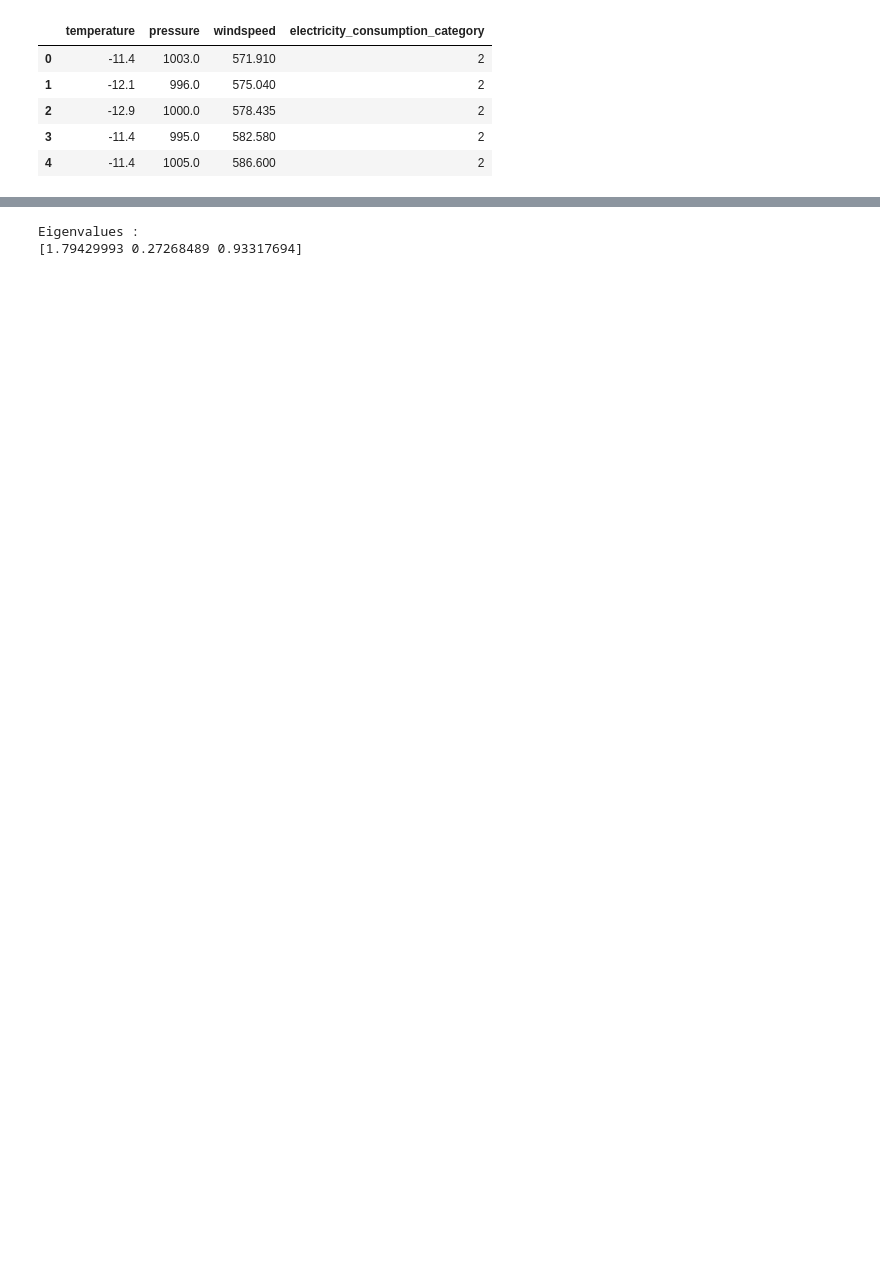
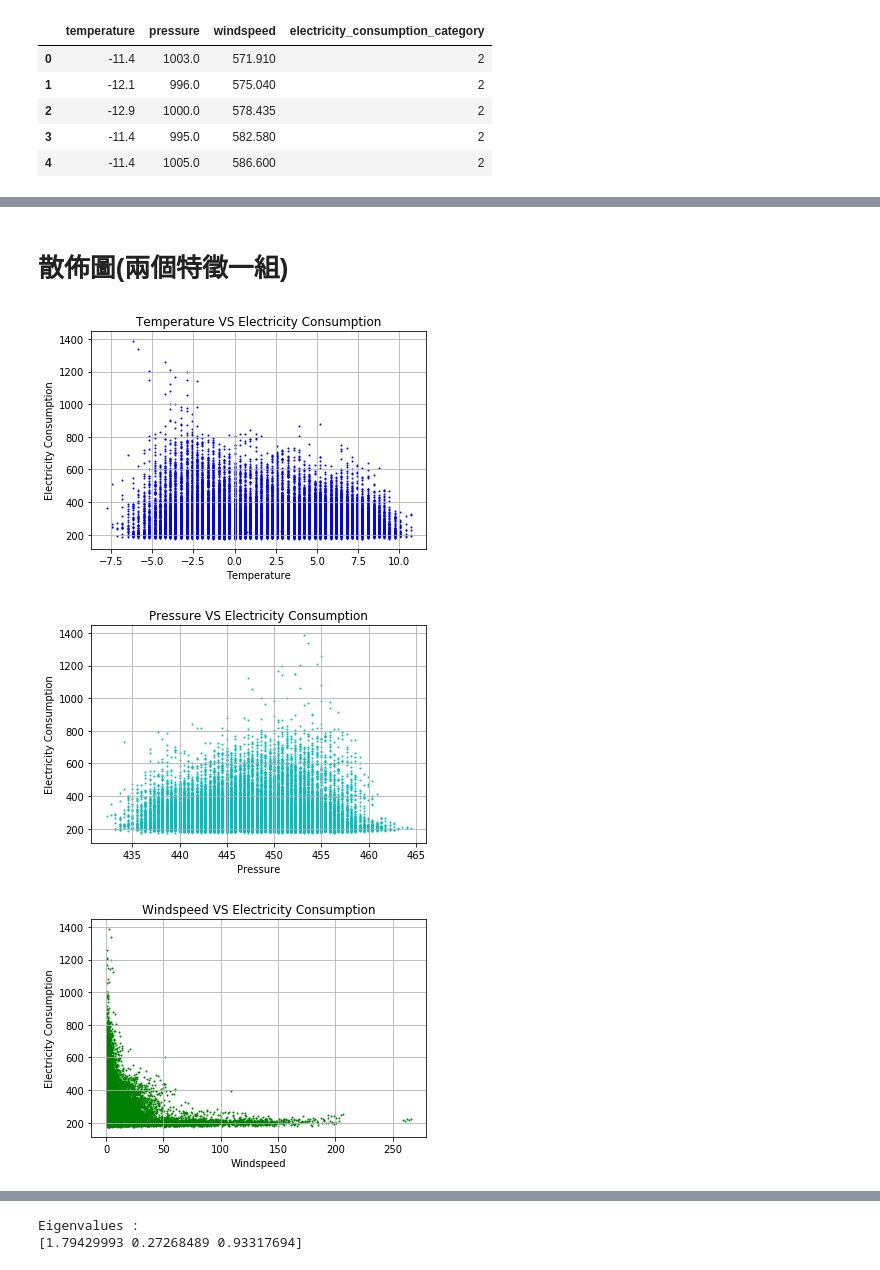
Before and after one commit to jennychiou/Class_RA, a Jupyter notebook: HW/7107029022_1023_RAhomework.ipynb, the cells around one changed output, grey strips where cells are left out. Drawn from its saved outputs; the diff is of its cells as text; code cells hidden in the pictures; blank space fills up the shorter version.

```diff
--- a/HW/7107029022_1023_RAhomework.ipynb
+++ b/HW/7107029022_1023_RAhomework.ipynb
@@ -37,3 +52,31 @@ df.head()
+# %% [markdown]
+# 散佈圖(兩個特徵一組)
+# %%
+# 溫度、氣壓、風速分別和用電量關係之散佈圖
+data['temperature'] = data['temperature'].apply(lambda x:0.453592*x)
+data.plot.scatter(x='temperature', y='electricity_consumption',s=1,c='b')
+plt.title('Temperature VS Electricity Consumption')
+plt.xlabel('Temperature')
+plt.ylabel('Electricity Consumption')
+plt.grid(True)
+
+data['pressure'] = data['pressure'].apply(lambda x:0.453592*x)
+data.plot.scatter(x='pressure', y='electricity_consumption',s=1,c='c')
+plt.title('Pressure VS Electricity Consumption')
+plt.xlabel('Pressure')
+plt.ylabel('Electricity Consumption')
+plt.grid(True)
+
+data['windspeed'] = data['windspeed'].apply(lambda x:0.453592*x)
+data.plot.scatter(x='windspeed', y='electricity_consumption',s=1,c='g')
+plt.title('Windspeed VS Electricity Consumption')
+plt.xlabel('Windspeed')
+plt.ylabel('Electricity Consumption')
+plt.grid(True)
+# %% [output]
+[figure, added]
+[figure, added]
+[figure, added]
 # %%
 array = df.values
 X = array[:,0:3]
```
Also changed, not shown: parts of 19 cells of this notebook, 1 other file.
